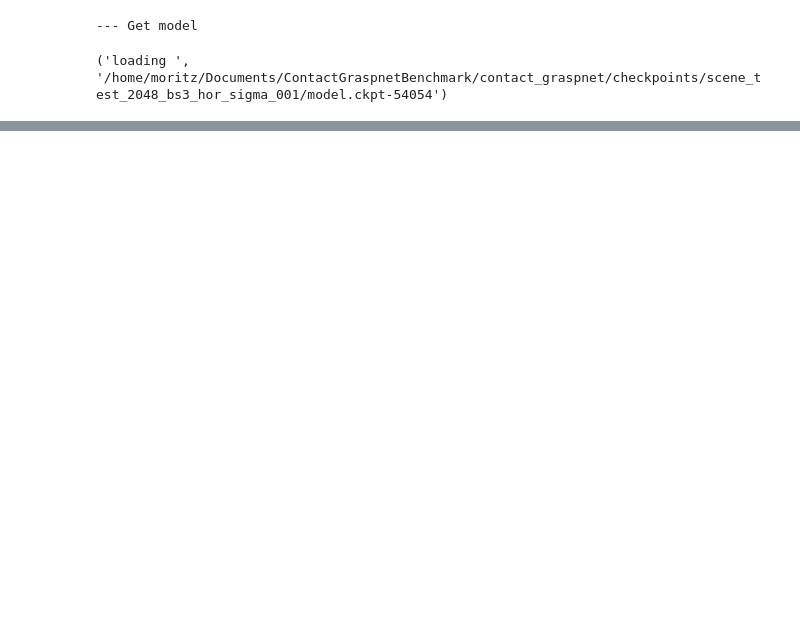
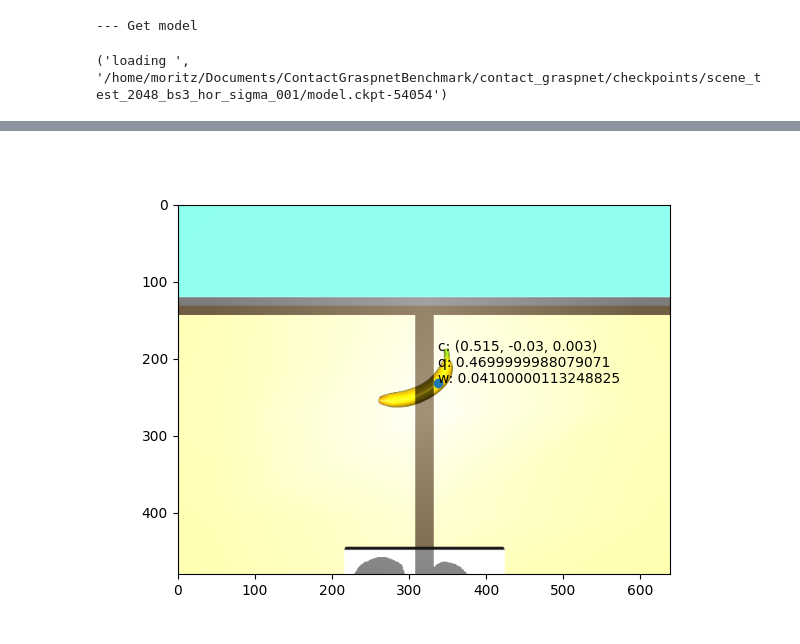
Before and after one commit to m0dd0/ContactGraspnetBenchmark, a Jupyter notebook: notebooks/02_process_sample.ipynb, the cells around one changed output, grey strips where cells are left out. Cells and saved outputs as stored; diff of their text form; code cells hidden in the pictures; blank space fills up the shorter version.

```diff
--- a/notebooks/02_process_sample.ipynb
+++ b/notebooks/02_process_sample.ipynb
@@ -87,4 +91,10 @@ best_grasp_sim_cam = max(grasps_sim_cam, key=lambda g: g.score)
 cam2world = Cam2WorldGraspConverter()
 
 best_grasp_world = cam2world(best_grasp_sim_cam, sample.cam_pos, sample.cam_rot)
+# %%
+fig, ax = plt.subplots()
+
+world_grasps_ax(ax, sample.rgb, [best_grasp_world], sample.cam_intrinsics, sample.cam_rot, sample.cam_pos)
+# %% [output]
+[figure, added]
 # %%
```
Also changed, not shown: parts of 5 cells of this notebook.
